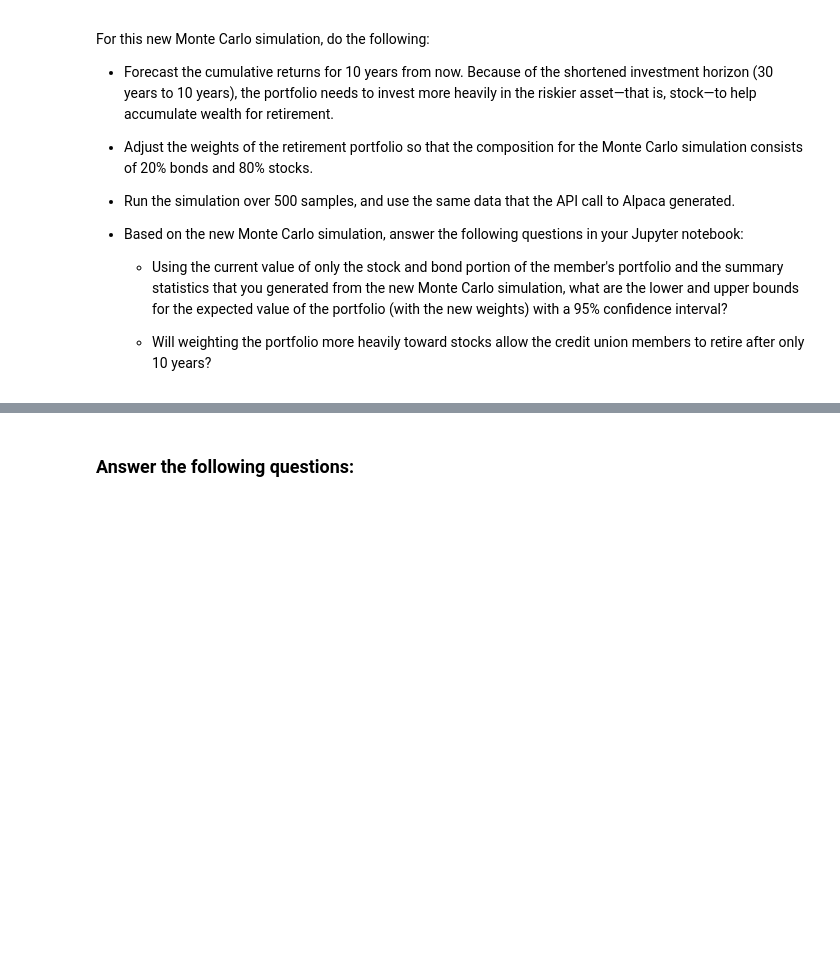
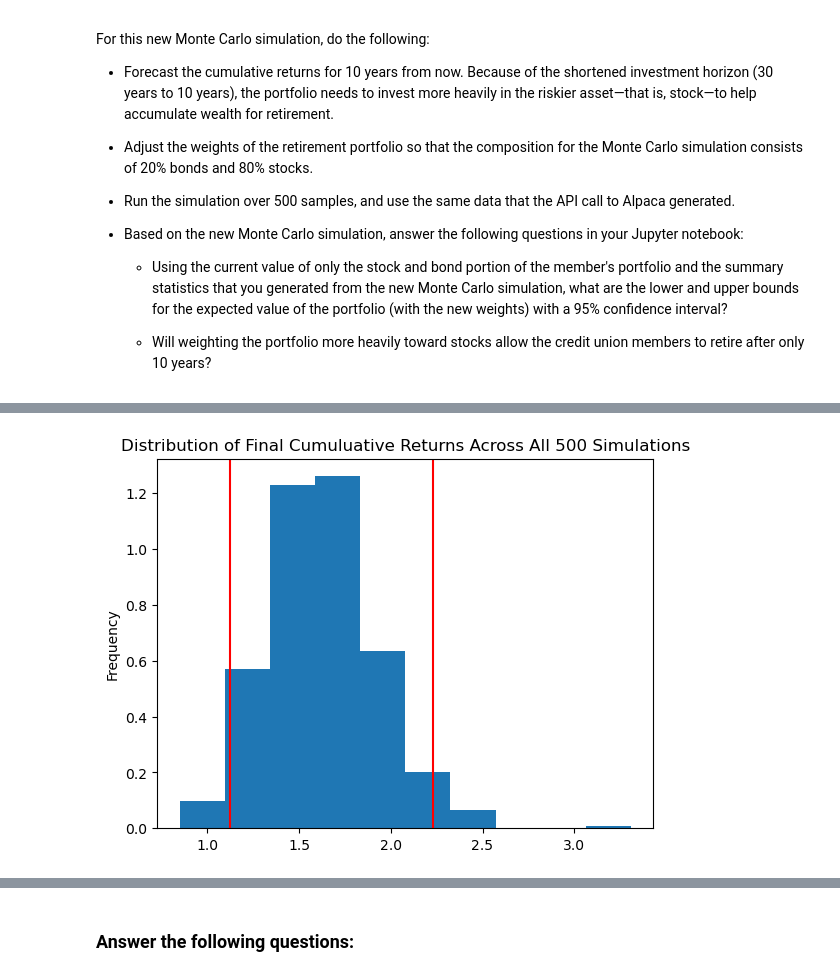
Before and after one commit to Bryan-TranLu/Module05_Challenge, a Jupyter notebook: Starter_Code/financial_planning_tools.ipynb, the cells around one changed output, grey strips where cells are left out. Drawn from its saved outputs; the diff is of its cells as text; code cells hidden in the pictures; blank space fills up the shorter version.

```diff
--- a/Starter_Code/financial_planning_tools.ipynb
+++ b/Starter_Code/financial_planning_tools.ipynb
@@ -571,7 +594,10 @@ For this new Monte Carlo simulation, do the following:
 # %%
 # Visualize the probability distribution of the 10-year Monte Carlo simulation
 # by plotting a histogram
-# YOUR CODE HERE
+MC10_sim_dist_plot = MC_tenyears.plot_distribution()
+MC10_sim_dist_plot.get_figure().savefig('MC_thirtyyears_dist_plot.png',bbox_inches='tight')
+# %% [output]
+[figure, added]
 # %%
 # Generate summary statistics from the 10-year Monte Carlo simulation results
 # Save the results as a variable
```
Also changed, not shown: parts of 12 cells of this notebook.
